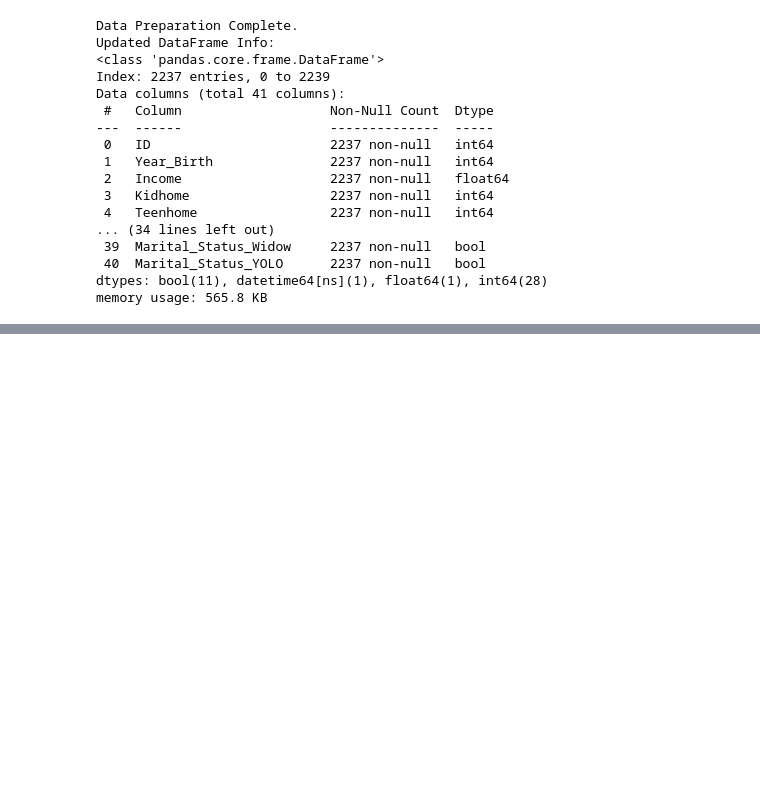
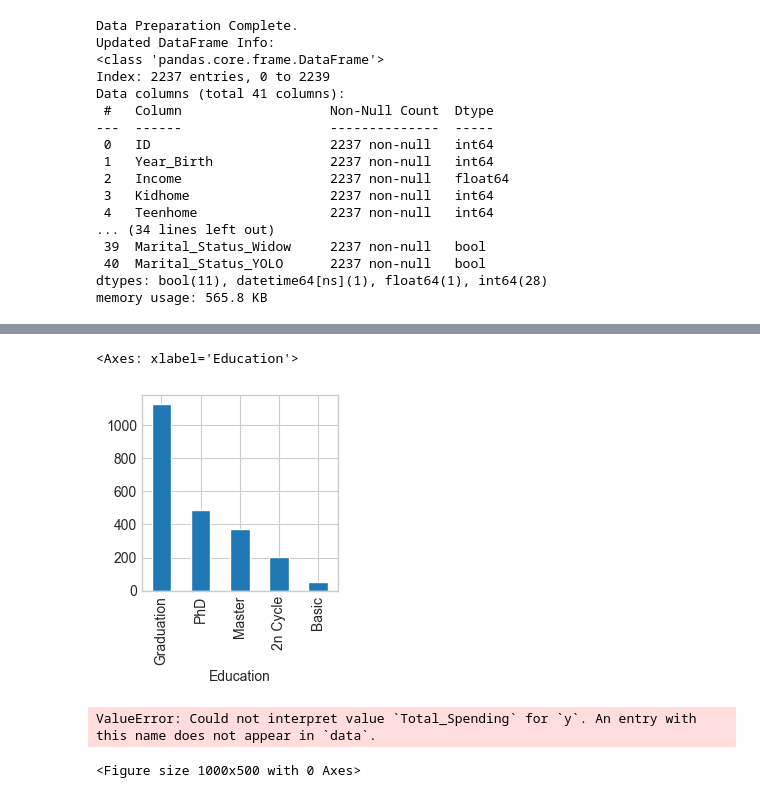
Before and after one commit to mattlasscode/epitech_rush4, a Jupyter notebook: notebook.ipynb, the cells around one changed output, grey strips where cells are left out. Drawn from its saved outputs; the diff is of its cells as text; code cells hidden in the pictures; blank space fills up the shorter version.

```diff
--- a/notebook.ipynb
+++ b/notebook.ipynb
@@ -82,0 +168,13 @@ df.head()
+# %%
+df['Education'].value_counts().plot(kind='bar')
+# %% [output]
+<Axes: xlabel='Education'>
+[figure, added]
+# %%
+plt.figure(figsize=(10, 5))
+sns.scatterplot(data=df, x='Income', y='Total_Spending')  # no cluster yet
+sns.despine(left=True)
+plt.show()
+# %% [output]
+ValueError: Could not interpret value `Total_Spending` for `y`. An entry with this name does not appear in `data`.
+<Figure size 1000x500 with 0 Axes>
```
Also changed, not shown: parts of 13 cells of this notebook.
